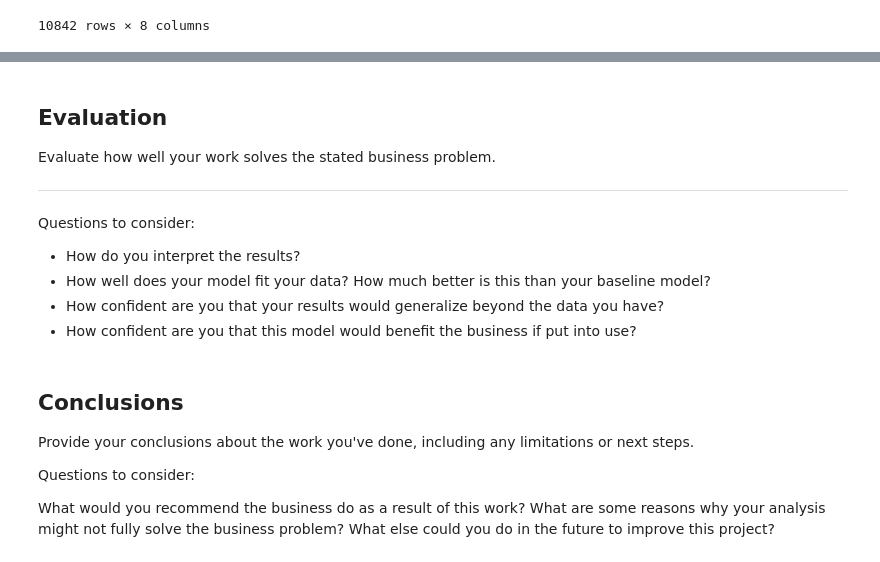
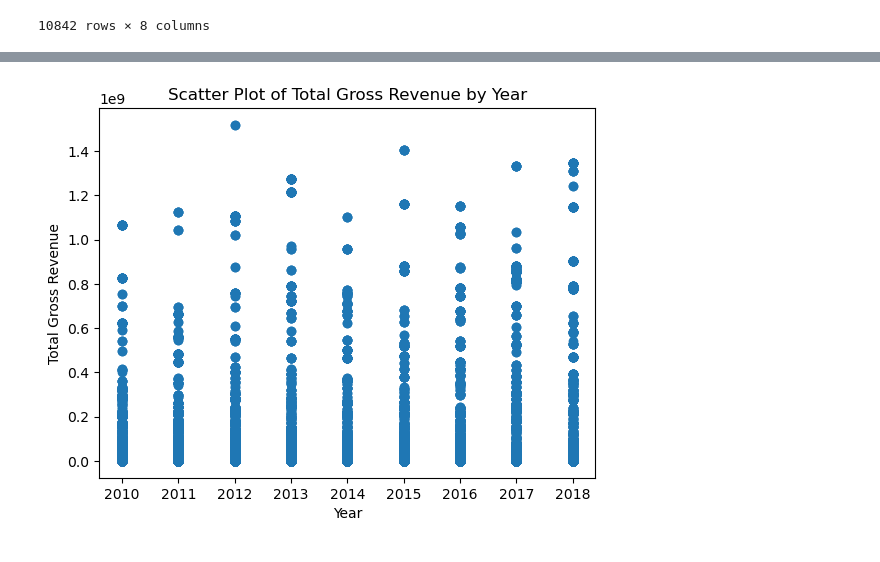
Before and after one commit to celestineolewe/dsc-phase-1-project, a Jupyter notebook: student.ipynb, the cells around one changed output, grey strips where cells are left out. Saved outputs shown, nothing was run; the diff lists cells and outputs as text; code cells hidden in the pictures.

Commit message:
Finished Project

```diff
--- a/student.ipynb
+++ b/student.ipynb
@@ -321,11 +276,11 @@ Merging_Dataset
 | 10841 | An Actor Prepares | Grav. | 1700.0 | 1200000 | 2018 | tt5718046 | 6 | 0.0 |
 10842 rows × 8 columns
 # %%
-# Create the 'total_gross_revenue' column by summing 'domestic_gross' and 'foreign_gross'
-# Convert 'foreign_gross' column to numeric data type
+# : Convert the 'domestic_gross' and 'foreign_gross' columns to numeric data types
+Merging_Dataset['domestic_gross'] = pd.to_numeric(Merging_Dataset['domestic_gross'], errors='coerce')
+Merging_Dataset['foreign_gross'] = pd.to_numeric(Merging_Dataset['foreign_gross'], errors='coerce')
 
-
-# Calculate the total gross revenue by adding the 'domestic_gross' and 'foreign_gross' columns
+# Step 3: Calculate the total gross revenue by adding the 'domestic_gross' and 'foreign_gross' columns
 Merging_Dataset['total_gross_revenue'] = Merging_Dataset['domestic_gross'] + Merging_Dataset['foreign_gross']
 
 # Display the DataFrame with the added columns
@@ -433,19 +363,12 @@ By following this data modeling process, we can gain valuable insights from the
-# %% [markdown]
-## Evaluation
-Evaluate how well your work solves the stated business problem.
-
-***
-Questions to consider:
-* How do you interpret the results?
-* How well does your model fit your data? How much better is this than your baseline model?
-* How confident are you that your results would generalize beyond the data you have?
-* How confident are you that this model would benefit the business if put into use?
-# %% [markdown]
-## Conclusions
-Provide your conclusions about the work you've done, including any limitations or next steps.
-
-Questions to consider:
-
-What would you recommend the business do as a result of this work?
-What are some reasons why your analysis might not fully solve the business problem?
-What else could you do in the future to improve this project?
+# %%
+# Here you run your code to model the data
+import matplotlib.pyplot as plt
+
+# Scatter plot
+plt.scatter(Merging_Dataset['year'], Merging_Dataset['total_gross_revenue'])
+plt.xlabel('Year')
+plt.ylabel('Total Gross Revenue')
+plt.title('Scatter Plot of Total Gross Revenue by Year')
+plt.show()
+# %% [output]
+[figure, added]
```
Also changed, not shown: parts of 46 cells of this notebook.
